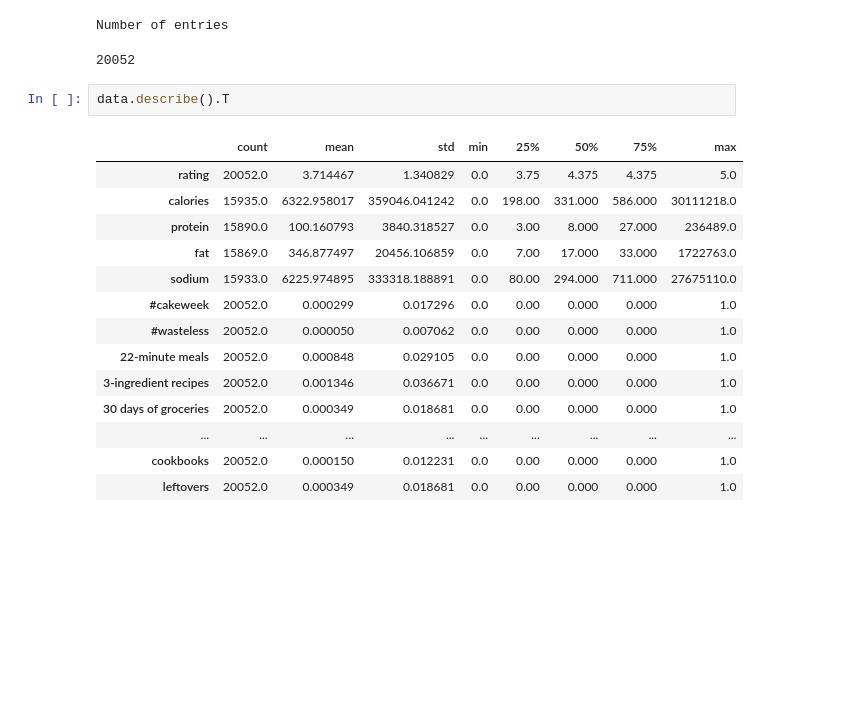
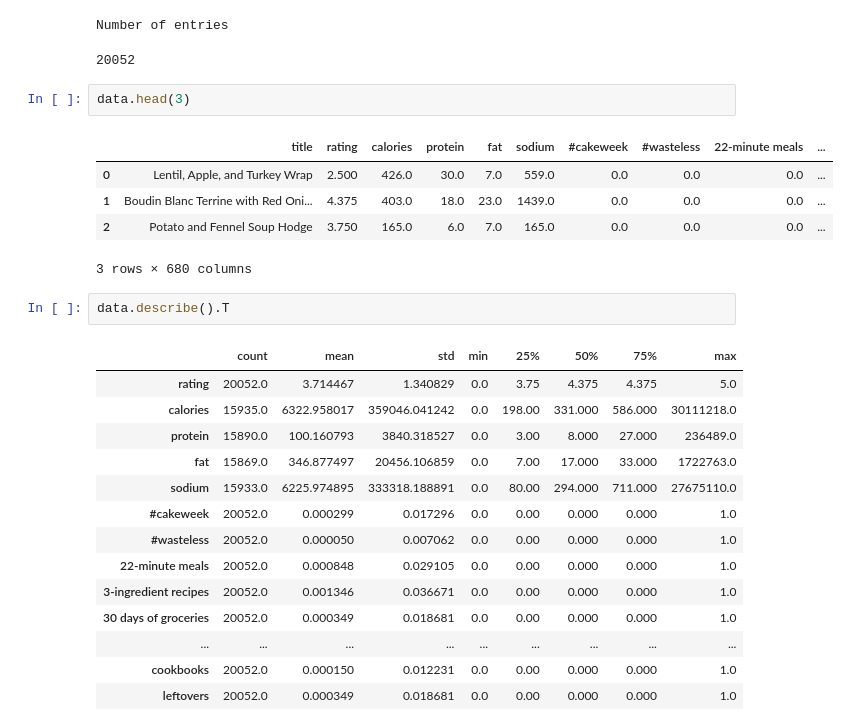
Before and after one commit to natashaarmbrust/4300FinalProject, a Jupyter notebook: data/epicurious-data-exploration.ipynb, the cells around one changed output. Cells and saved outputs as stored; diff of their text form; blank space fills up the shorter version.

Commit message:
added 2 lines in data exploration

```diff
--- a/data/epicurious-data-exploration.ipynb
+++ b/data/epicurious-data-exploration.ipynb
@@ -15,6 +15,14 @@ len(data)
 # %% [output]
 Number of entries
 20052
+# %%
+data.head(3)
+# %% [output]
+|  | title | rating | calories | protein | fat | sodium | #cakeweek | #wasteless | 22-minute meals | ... |
+| 0 | Lentil, Apple, and Turkey Wrap | 2.500 | 426.0 | 30.0 | 7.0 | 559.0 | 0.0 | 0.0 | 0.0 | ... |
+| 1 | Boudin Blanc Terrine with Red Oni... | 4.375 | 403.0 | 18.0 | 23.0 | 1439.0 | 0.0 | 0.0 | 0.0 | ... |
+| 2 | Potato and Fennel Soup Hodge | 3.750 | 165.0 | 6.0 | 7.0 | 165.0 | 0.0 | 0.0 | 0.0 | ... |
+3 rows × 680 columns
 # %%
 data.describe().T
 # %% [output]
```
